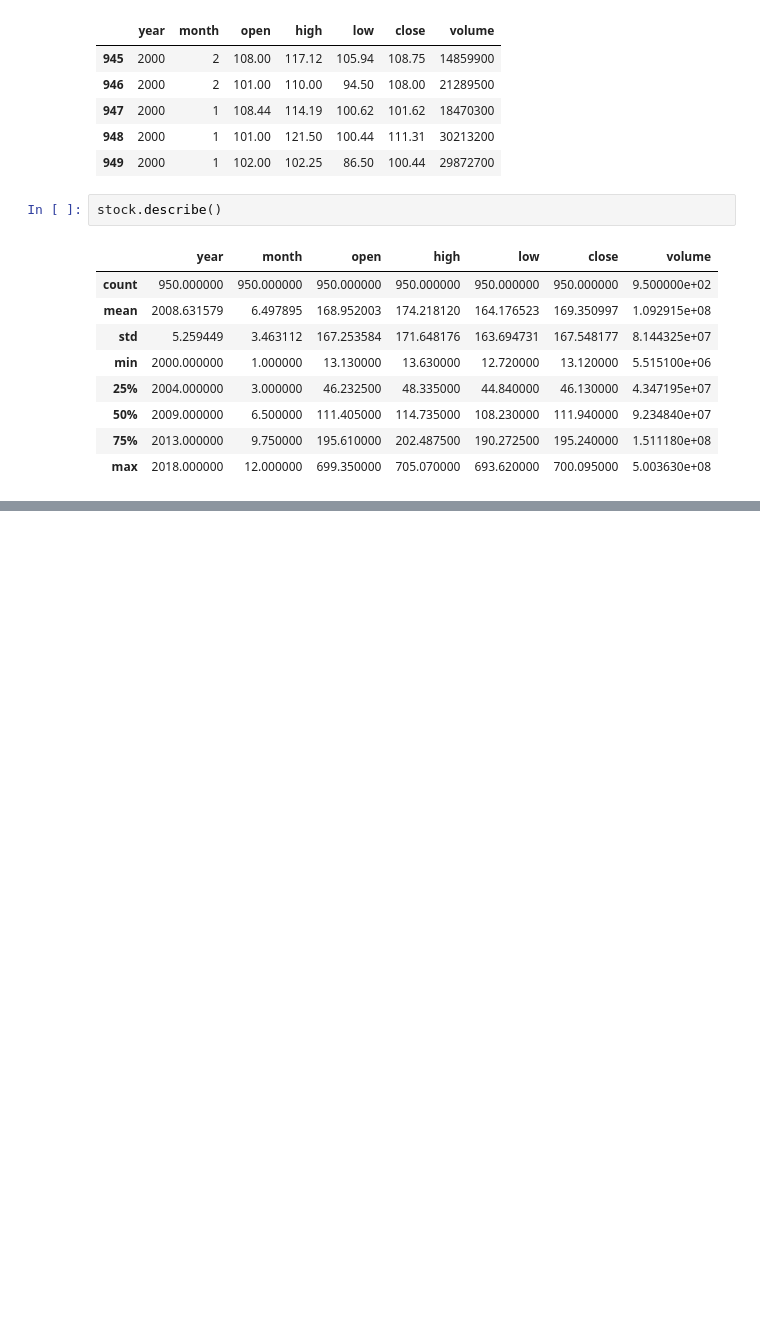
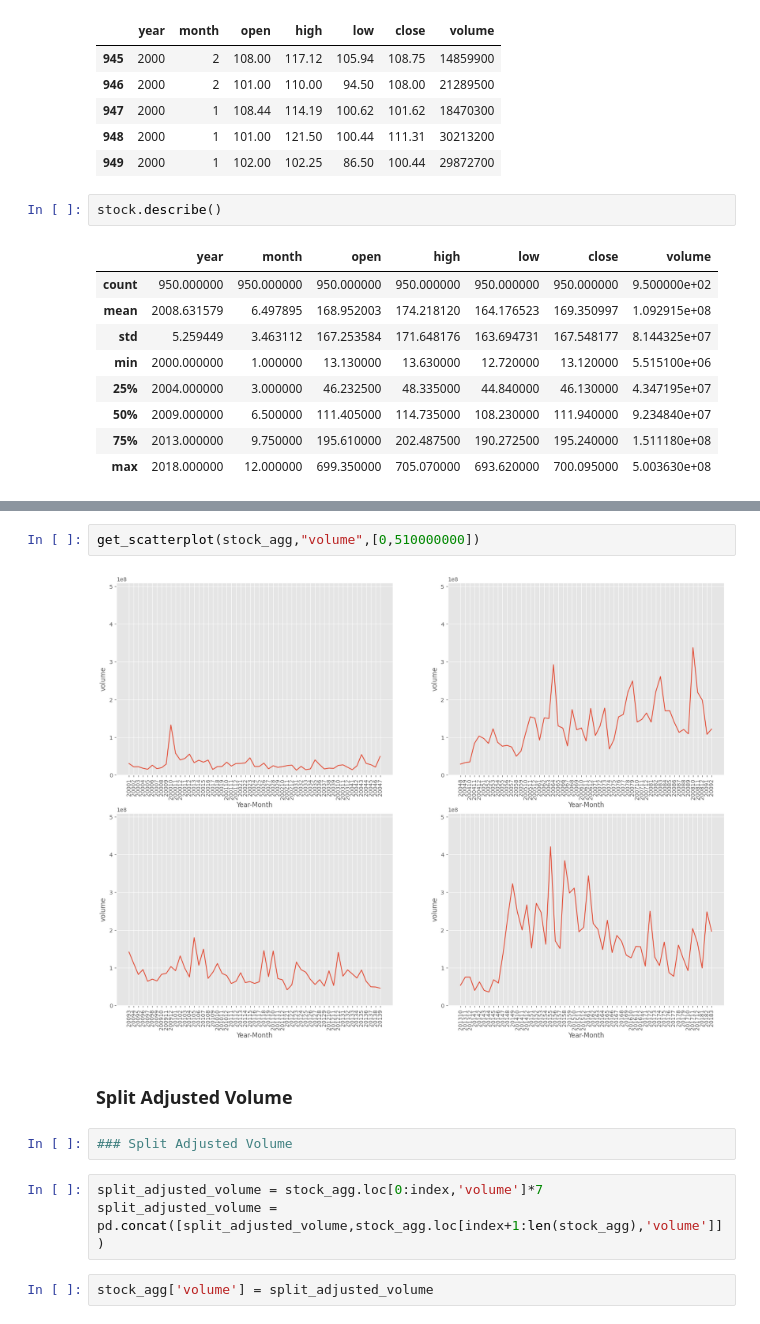
Before and after one commit to mukesh-chevula/Machine-Learning-in-Finance, a Jupyter notebook: Financial Data Understanding, EDA, and Feature Engineering/Main.ipynb, the cells around one changed output, grey strips where cells are left out. Saved outputs shown, nothing was run; the diff lists cells and outputs as text; blank space fills up the shorter version.

```diff
--- a/Financial Data Understanding, EDA, and Feature Engineering/Main.ipynb
+++ b/Financial Data Understanding, EDA, and Feature Engineering/Main.ipynb
@@ -64,0 +159,13 @@ stock.describe()
+# %%
+get_scatterplot(stock_agg,"volume",[0,510000000])
+# %% [output]
+[figure, added]
+# %% [markdown]
+### Split Adjusted Volume
+# %%
+### Split Adjusted Volume
+# %%
+split_adjusted_volume = stock_agg.loc[0:index,'volume']*7
+split_adjusted_volume = pd.concat([split_adjusted_volume,stock_agg.loc[index+1:len(stock_agg),'volume']])
+# %%
+stock_agg['volume'] = split_adjusted_volume
```
Also changed, not shown: parts of 31 cells of this notebook.
